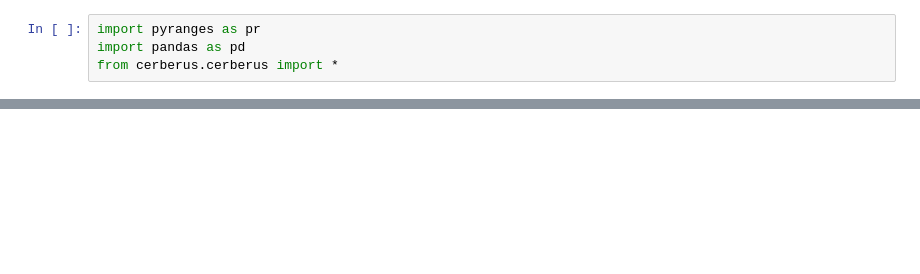
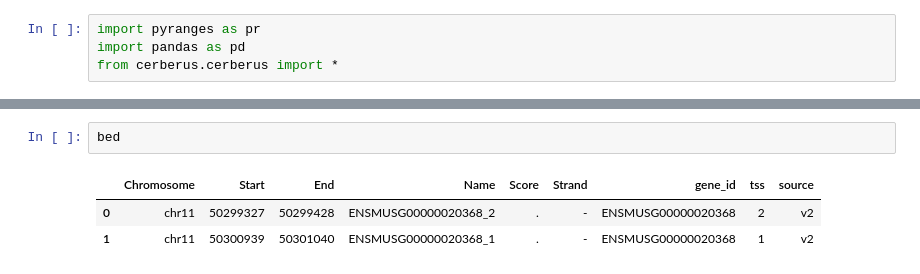
Before and after one commit to mortazavilab/cerberus, a Jupyter notebook: 220412_dev.ipynb, the cells around one changed output, grey strips where cells are left out. Cells and saved outputs as stored; diff of their text form; blank space fills up the shorter version.

```diff
--- a/220412_dev.ipynb
+++ b/220412_dev.ipynb
@@ -64,0 +48,6 @@ Index(['Chromosome', 'Strand', 'Coordinates', 'Name', 'gene_id', 'ic'], dtype='o
+# %%
+bed
+# %% [output]
+|  | Chromosome | Start | End | Name | Score | Strand | gene_id | tss | source |
+| 0 | chr11 | 50299327 | 50299428 | ENSMUSG00000020368_2 | . | - | ENSMUSG00000020368 | 2 | v2 |
+| 1 | chr11 | 50300939 | 50301040 | ENSMUSG00000020368_1 | . | - | ENSMUSG00000020368 | 1 | v2 |
```
Also changed, not shown: parts of 29 cells of this notebook, 5 other files.
